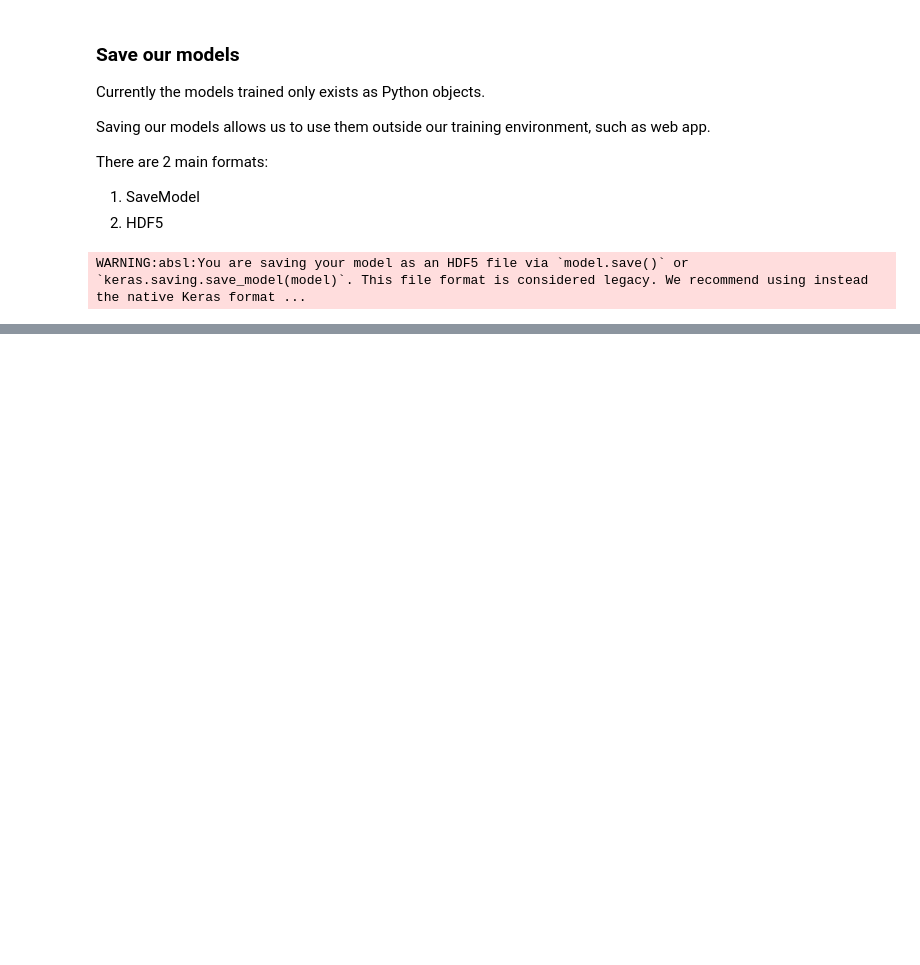
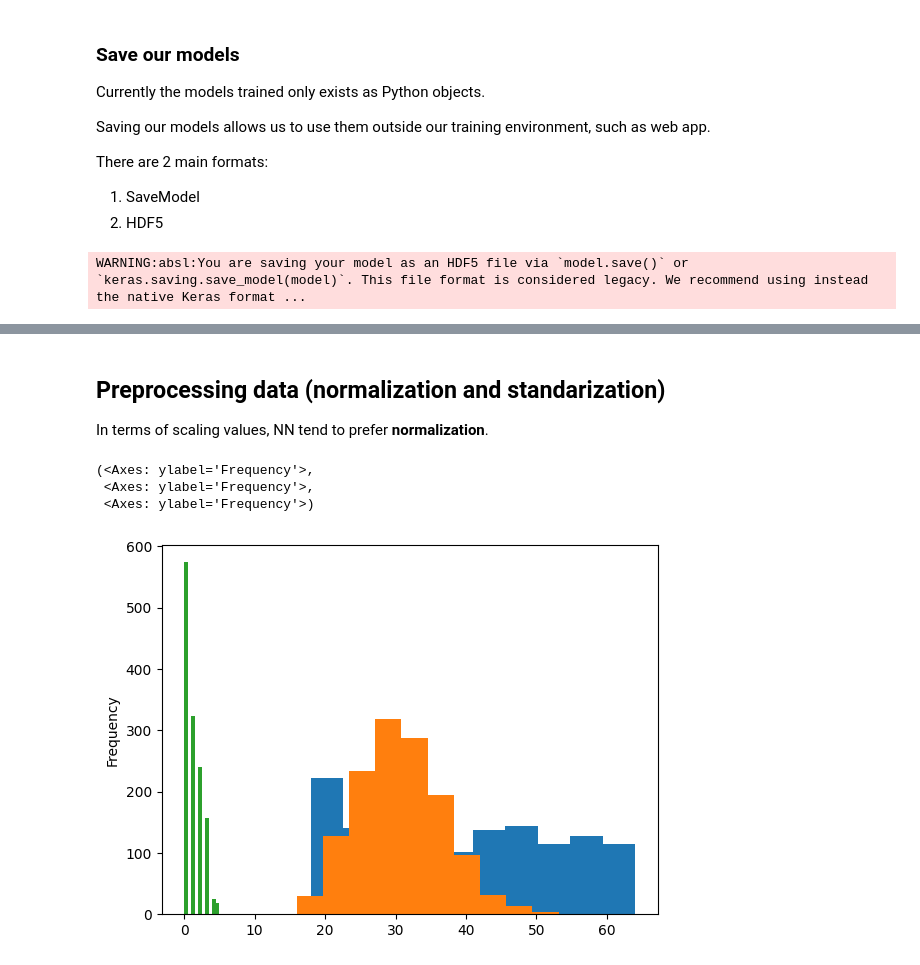
Before and after one commit to Sloppy1999/tf_course, a Jupyter notebook: notebooks/01_NN_regression.ipynb, the cells around one changed output, grey strips where cells are left out. Drawn from its saved outputs; the diff is of its cells as text; code cells hidden in the pictures; blank space fills up the shorter version.

```diff
--- a/notebooks/01_NN_regression.ipynb
+++ b/notebooks/01_NN_regression.ipynb
@@ -753,3 +754,8 @@ array([[ True],
        [ True],
        [ True],
        [ True]])
+# %%
+
+# Read in the insurance dataset
+insurance = pd.read_csv("https://raw.githubusercontent.com/stedy/Machine-Learning-with-R-datasets/master/insurance.csv")
+insurance
@@ -755,0 +797,4 @@ array([[ True],
+# %%
+# Encode our dataset in one-hot encoding table
+insurace_one_hot = pd.get_dummies(insurance, dtype=float)
+insurace_one_hot.head()
@@ -755,0 +808,4 @@ array([[ True],
+# %%
+#Create features and labels
+X = insurace_one_hot.drop("charges", axis=1)
+y = insurace_one_hot["charges"]
@@ -755,0 +1014,11 @@ array([[ True],
+# %% [markdown]
+## Preprocessing data (normalization and standarization)
+
+In terms of scaling values, NN tend to prefer **normalization**.
+# %%
+X["age"].plot(kind="hist"), X["bmi"].plot(kind="hist"), X["children"].plot(kind="hist")
+# %% [output]
+(<Axes: ylabel='Frequency'>,
+ <Axes: ylabel='Frequency'>,
+ <Axes: ylabel='Frequency'>)
+[figure, added]
```
Also changed, not shown: parts of 42 cells of this notebook, 4 other files.
